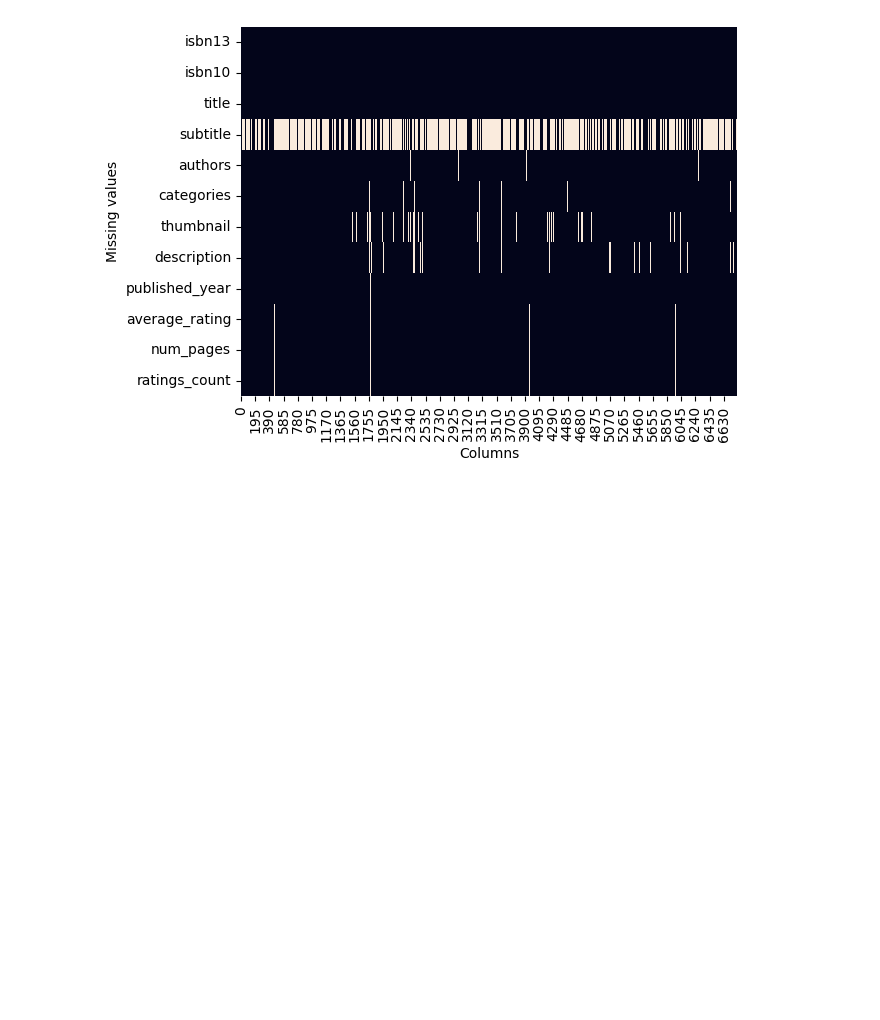
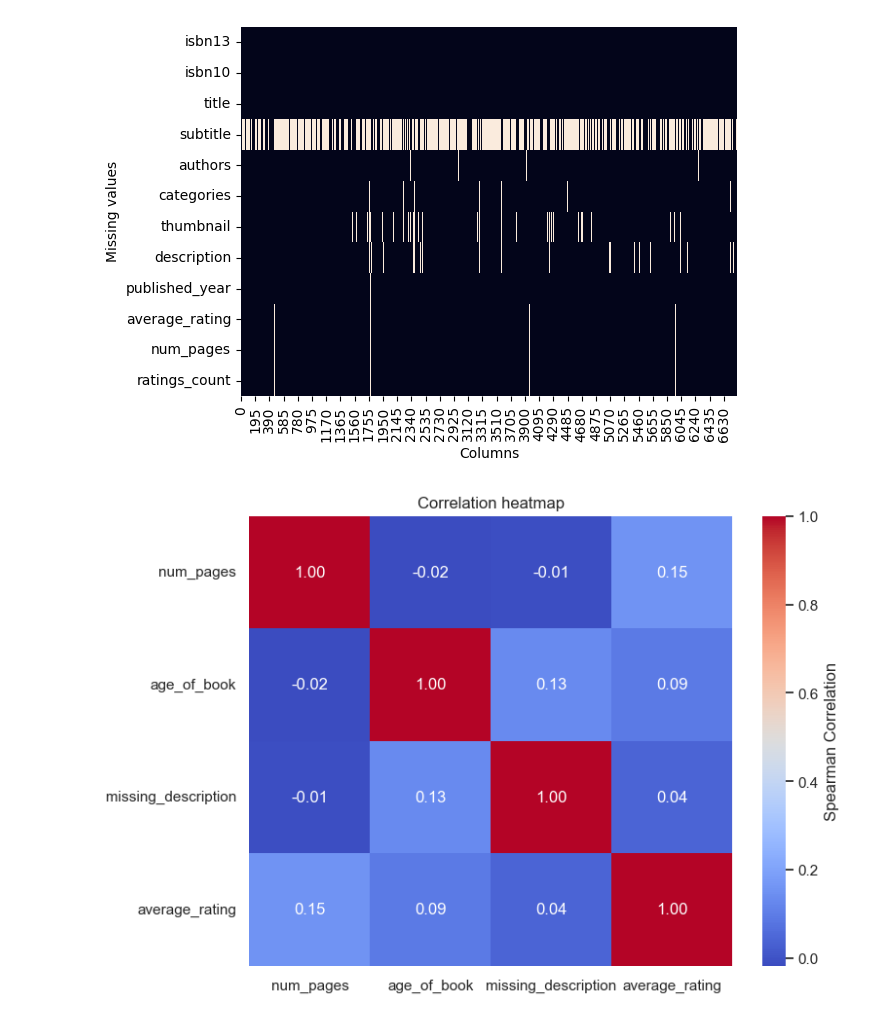
Before and after one commit to z01p4/david-goliath, a Jupyter notebook: data-exploration.ipynb, the cells around one changed output. Drawn from its saved outputs; the diff is of its cells as text; code cells hidden in the pictures; blank space fills up the shorter version.

Commit message:
#3 commit - handling missing data

```diff
--- a/data-exploration.ipynb
+++ b/data-exploration.ipynb
@@ -55,3 +56,19 @@ plt.ylabel("Missing values")
 # %% [output]
 Text(50.58159722222221, 0.5, 'Missing values')
 [figure]
+# %%
+books["missing_description"] = np.where(books["description"].isna(), 1, 0)
+books["age_of_book"] = 2023 - books["published_year"]
+# %%
+columns_of_interest = ["num_pages", "age_of_book", "missing_description", "average_rating"]
+
+correlation_matrix = books[columns_of_interest].corr(method= "spearman")
+
+sns.set_theme(style="white")
+plt.figure(figsize = (8,6))
+heatmap = sns.heatmap(correlation_matrix, annot=True, fmt=".2f", cmap="coolwarm",
+                      cbar_kws={"label": "Spearman Correlation"})
+heatmap.set_title("Correlation heatmap")
+plt.show()
+# %% [output]
+[figure, added]
```
Also changed, not shown: parts of 3 cells of this notebook.
